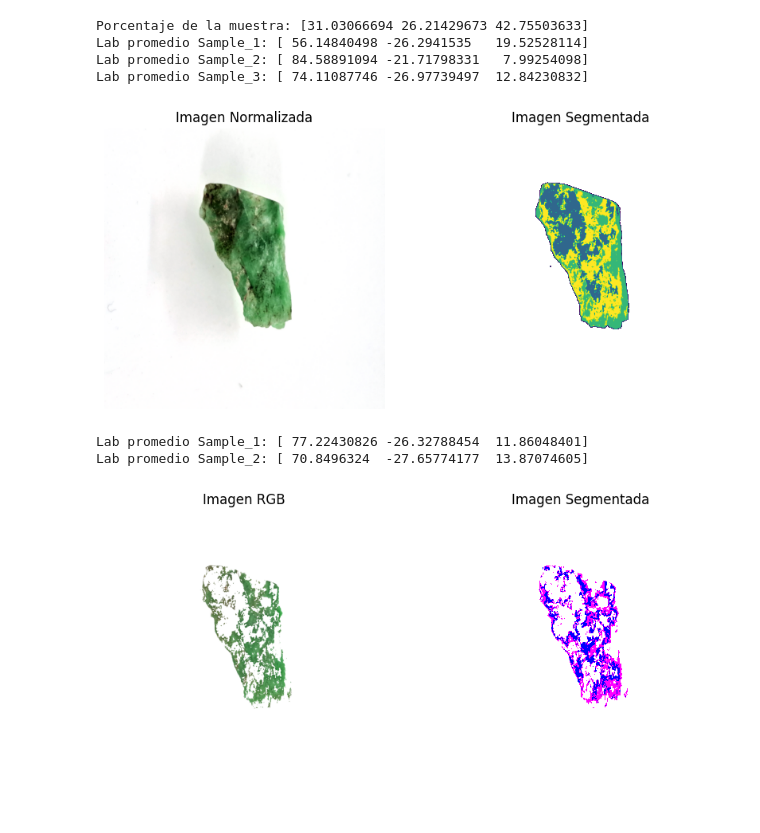
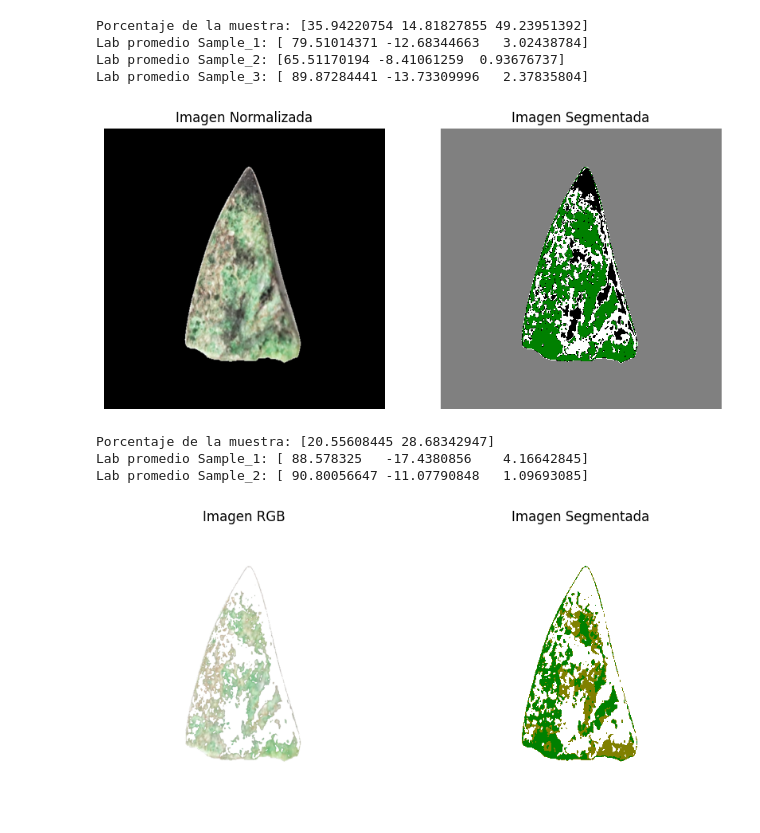
Before and after one commit to Andress11/KMeans-Segmentation, a Jupyter notebook: KMeans-Segment.ipynb, the cells around one changed output. Cells and saved outputs as stored; diff of their text form; code cells hidden in the pictures.

```diff
--- a/KMeans-Segment.ipynb
+++ b/KMeans-Segment.ipynb
@@ -121,47 +160,50 @@ def mask_segmentation(img,masks,n_mask,k):
 # %%
 #if __name__ == "__main__":
 
-img = cv.cvtColor(cv.imread("C:/Users/Andre/OneDrive/Documentos/Git-Codes/RGB-GUI-PY/img/Jade1.jpg"),cv.COLOR_BGR2RGB)
+img = cv.cvtColor(cv.imread("imgs/cara_a__3_-removebg-preview.png"),cv.COLOR_BGR2RGB)
 img = cv.resize(img,(1000,1000))
 img, ref, mean = Normal(img,white_limit=180)
+imgLab = RGB2Lab(img.reshape(-1,3)).reshape(1000,1000,3)
 
-masks, info,Lab = image_segmentation(img,4)
+masks, info,Lab = image_segmentation(imgLab,4)
 
 print("Porcentaje de la muestra: " + str(info))
 
 for i in range(0,len(Lab)):
 
     print("Lab promedio Sample_"+str(i+1)+": " + str(Lab[i]))
 
-cmap = ListedColormap(["White"]+[plt.cm.viridis(i) for i in range(1,256)])
+cmap = ListedColormap(["gray"]+["white"]+["black"]+["green"])#ListedColormap(["White"]+[plt.cm.viridis(i) for i in range(1,256)])
 plt.figure(figsize=(10,5))
 
 plt.subplot(1,2,1)
 plt.imshow(img)
 plt.title("Imagen Normalizada")
 plt.axis("off")
 
 
 plt.subplot(1,2,2)
 plt.imshow(masks,cmap = cmap)
 plt.title("Imagen Segmentada")
 plt.axis("off")
 
 plt.show()
 # %% [output]
-Porcentaje de la muestra: [31.03066694 26.21429673 42.75503633]
-Lab promedio Sample_1: [ 56.14840498 -26.2941535   19.52528114]
-Lab promedio Sample_2: [ 84.58891094 -21.71798331   7.99254098]
-Lab promedio Sample_3: [ 74.11087746 -26.97739497  12.84230832]
+Porcentaje de la muestra: [35.94220754 14.81827855 49.23951392]
+Lab promedio Sample_1: [ 79.51014371 -12.68344663   3.02438784]
+Lab promedio Sample_2: [65.51170194 -8.41061259  0.93676737]
+Lab promedio Sample_3: [ 89.87284441 -13.73309996   2.37835804]
-[figure, old version]
+[figure, new version]
 # %%
-rgb, masks_, info_,Lab_ =  mask_segmentation(img,masks,3,3)
+rgb, masks_, info_,Lab_ =  mask_segmentation(img,imgLab,masks,3,3)
+
+print("Porcentaje de la muestra: "+ str(info_))
 
 for i in range(0,len(Lab_)):
 
     print("Lab promedio Sample_"+str(i+1)+": " + str(Lab_[i]))
 
-cmap = ListedColormap(["white", "magenta", "blue"])
+cmap = ListedColormap(["white", "olive", "green"])
 plt.figure(figsize=(10,5))
 
 plt.subplot(1,2,2)
@@ -176,9 +218,10 @@ plt.axis("off")
 
 plt.show()
 # %% [output]
-Lab promedio Sample_1: [ 77.22430826 -26.32788454  11.86048401]
-Lab promedio Sample_2: [ 70.8496324  -27.65774177  13.87074605]
+Porcentaje de la muestra: [20.55608445 28.68342947]
+Lab promedio Sample_1: [ 88.578325   -17.4380856    4.16642845]
+Lab promedio Sample_2: [ 90.80056647 -11.07790848   1.09693085]
-[figure, old version]
+[figure, new version]
 # %%
 mask2d = masks.reshape(-1)
 img2d = img.reshape(-1,3)
```
Also changed, not shown: parts of 2 cells of this notebook.
